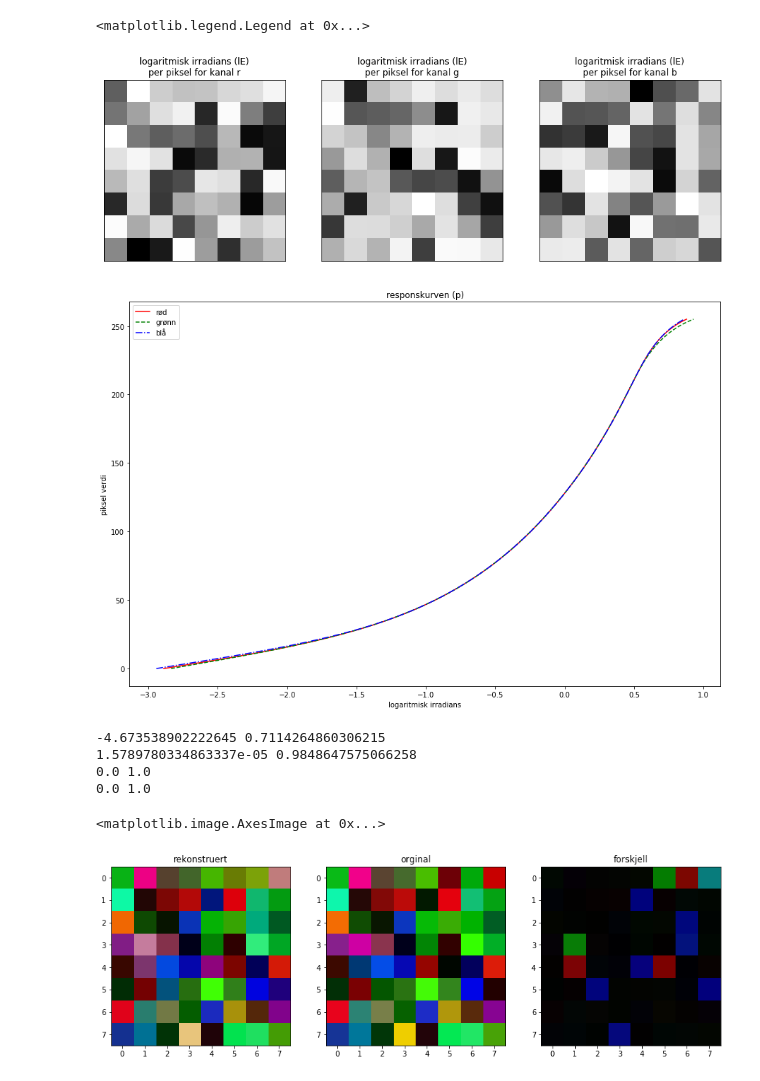
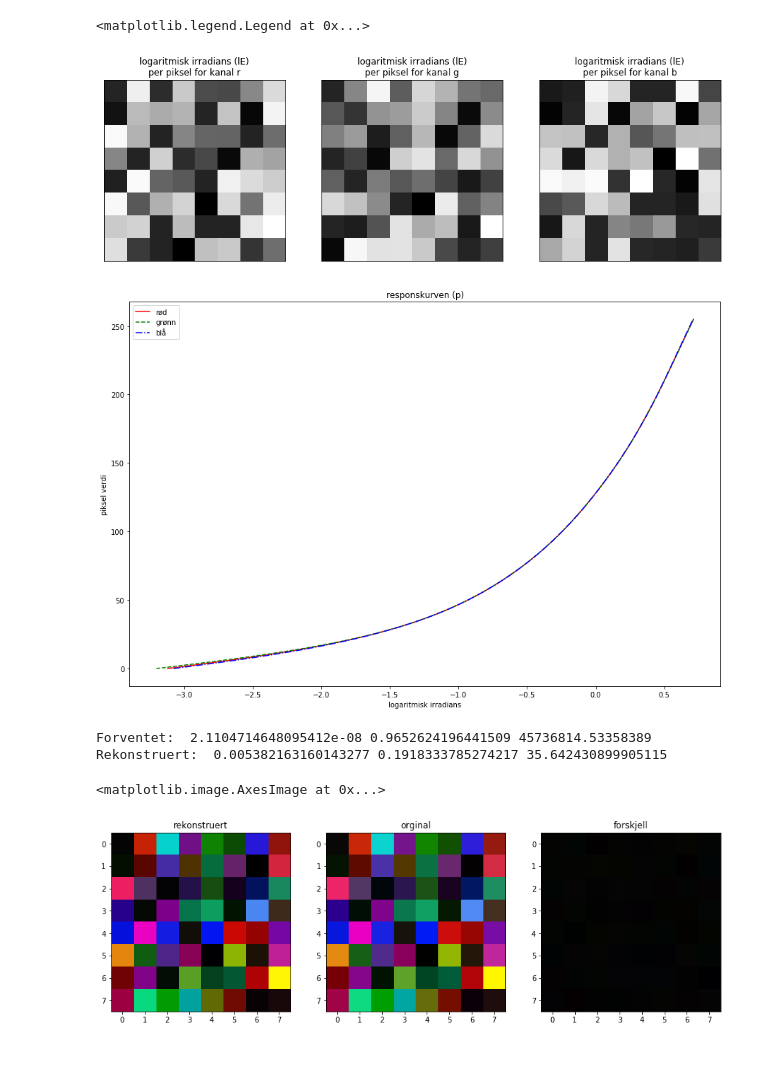
Before and after one commit to barskern/hdrie, a Jupyter notebook: notebooks/debevec_maliks_color.ipynb, the cells around one changed output. Saved outputs shown, nothing was run; the diff lists cells and outputs as text; code cells hidden in the pictures.

```diff
--- a/notebooks/debevec_maliks_color.ipynb
+++ b/notebooks/debevec_maliks_color.ipynb
@@ -15,8 +15,8 @@ print()
 # %%
-N = 6
+N = 4
 
-dT = np.arange(1, N + 1)
-exs = np.array([(img * dt * 255).clip(0, 255).astype(np.uint8) for dt in dT])
+dT = 2**np.arange(1, N + 1)
+exs = np.array([(img * 0.1 * dt * 255).clip(0, 255).astype(np.uint8) for dt in dT])
 # %%
 fig = plt.figure(figsize=(10, 10))  # figure size in inches
 fig.suptitle("Ulike eksponeringer av orginalbildet")
@@ -66,35 +66,34 @@ ax_p.set_xlabel('logaritmisk irradians')
 ax_p.legend(['rød', 'grønn', 'blå'])
 # %% [output]
 <matplotlib.legend.Legend at 0x...>
-[figure, old version]
+[figure, new version]
-[figure, old version]
+[figure, new version]
+# %%
+from hdrie.rekonstruksjon import rekonstruer_irradians
+lE = []
+for (p, _), ex in zip(responskurver, exs.transpose(3, 0, 1, 2)):
+    lE.append(rekonstruer_irradians(ex, dT, p, 256))
+lE = np.array(lE)
+lE = lE.transpose(1, 2, 0)
 # %%
-lE = lEs.transpose(1, 2, 0)
-
-print(lE.min(), lE.max())
-print(img.min(), img.max())
-
-kons = np.exp(lE)
-kons = kons - kons.min()
-kons = kons / kons.max()
-
+print("Forventet: ", img.min(), img.max(), abs(img.max() / img.min()))
 expt = img - img.min()
 expt = expt / expt.max()
 
-print(kons.min(), kons.max())
-print(expt.min(), expt.max())
+kons = np.exp(lE)
+print("Rekonstruert: ", kons.min(), kons.max(), abs(kons.max() / kons.min()))
+kons = kons - kons.min()
+kons = kons / kons.max()
 
 fig, axs = plt.subplots(1, 3, figsize=(15, 15))
 axs[0].set_title('rekonstruert')
 axs[0].imshow(kons, plt.cm.gray, vmin=0, vmax=1)
 axs[1].set_title('orginal')
 axs[1].imshow(expt, plt.cm.gray, vmin=0, vmax=1)
 axs[2].set_title('forskjell')
 axs[2].imshow(np.abs(kons - expt), plt.cm.gray, vmin=0, vmax=1)
 # %% [output]
--4.673538902222645 0.7114264860306215
-1.5789780334863337e-05 0.9848647575066258
-0.0 1.0
-0.0 1.0
+Forventet:  2.1104714648095412e-08 0.9652624196441509 45736814.53358389
+Rekonstruert:  0.005382163160143277 0.1918333785274217 35.642430899905115
 <matplotlib.image.AxesImage at 0x...>
-[figure, old version]
+[figure, new version]
```
Also changed, not shown: parts of 3 cells of this notebook, 5 other files.
